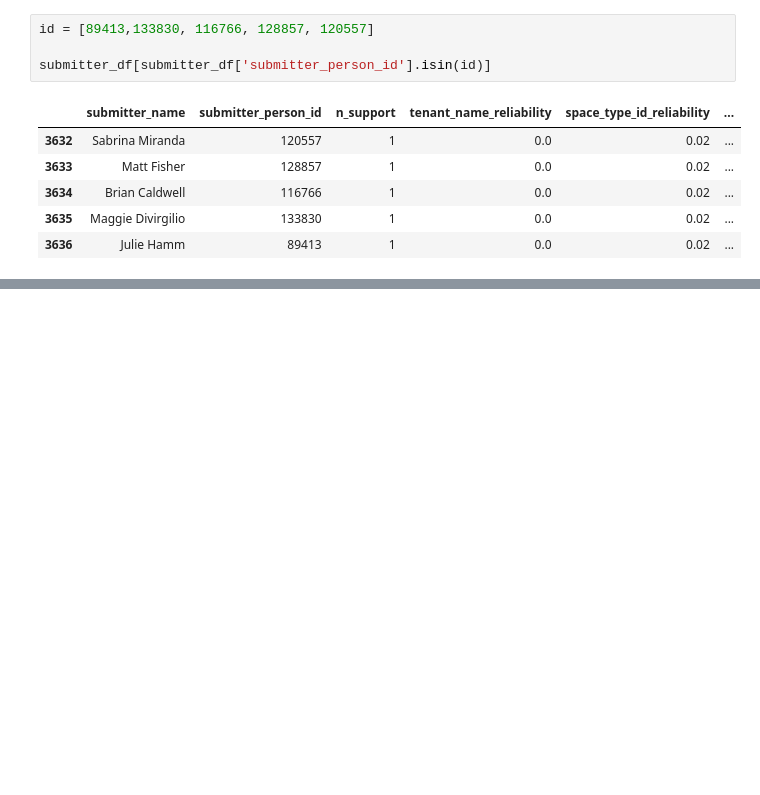
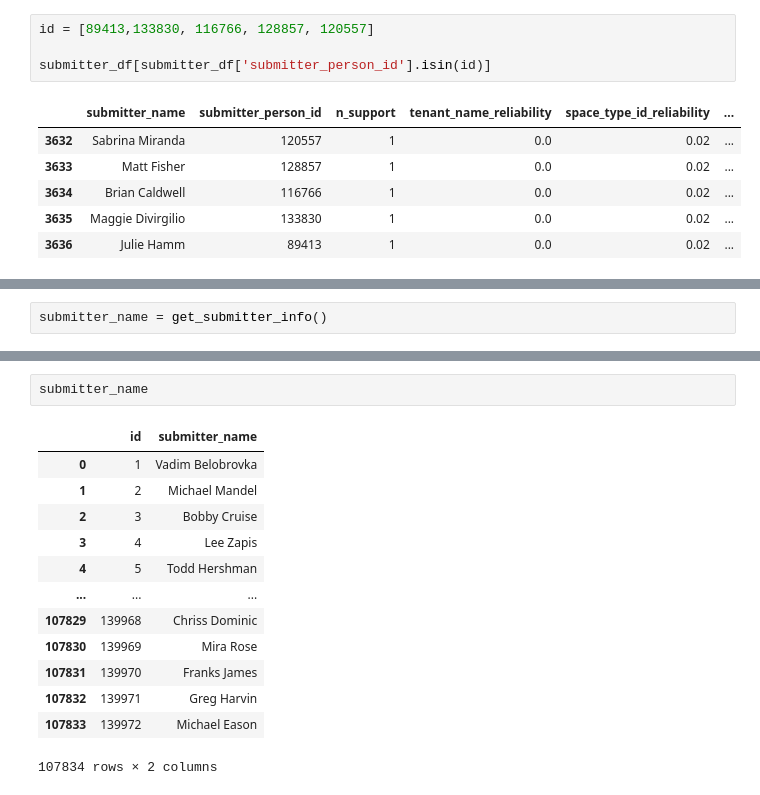
Before and after one commit to compstak/lease-version-reliability, a Jupyter notebook: notebooks/test.ipynb, the cells around one changed output, grey strips where cells are left out. Drawn from its saved outputs; the diff is of its cells as text; blank space fills up the shorter version.

```diff
--- a/notebooks/test.ipynb
+++ b/notebooks/test.ipynb
@@ -442,0 +445,2 @@ submitter_df[submitter_df['submitter_person_id'].isin(id)]
+# %%
+submitter_name = get_submitter_info()
@@ -442,0 +452,16 @@ submitter_df[submitter_df['submitter_person_id'].isin(id)]
+# %%
+submitter_name
+# %% [output]
+|  | id | submitter_name |
+| 0 | 1 | Vadim Belobrovka |
+| 1 | 2 | Michael Mandel |
+| 2 | 3 | Bobby Cruise |
+| 3 | 4 | Lee Zapis |
+| 4 | 5 | Todd Hershman |
+| ... | ... | ... |
+| 107829 | 139968 | Chriss Dominic |
+| 107830 | 139969 | Mira Rose |
+| 107831 | 139970 | Franks James |
+| 107832 | 139971 | Greg Harvin |
+| 107833 | 139972 | Michael Eason |
+107834 rows × 2 columns
```
Also changed, not shown: parts of 8 cells of this notebook, 5 other files.
